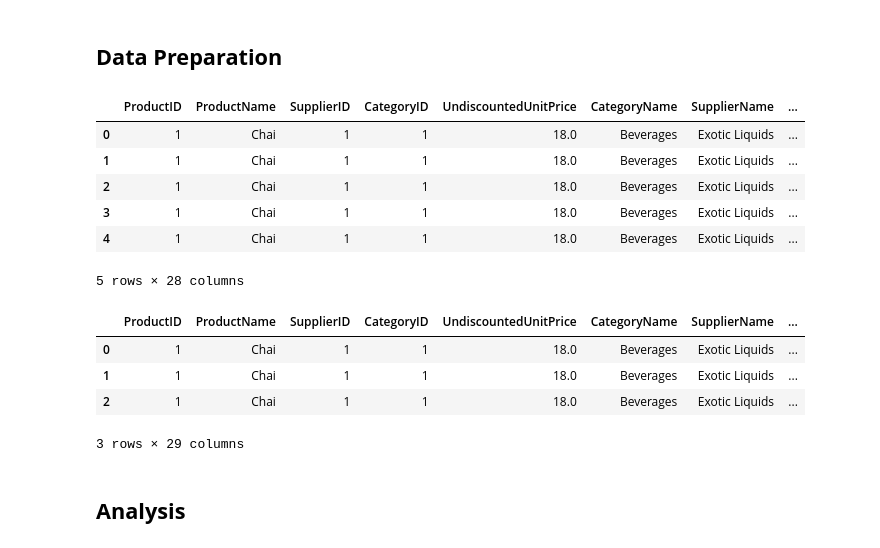
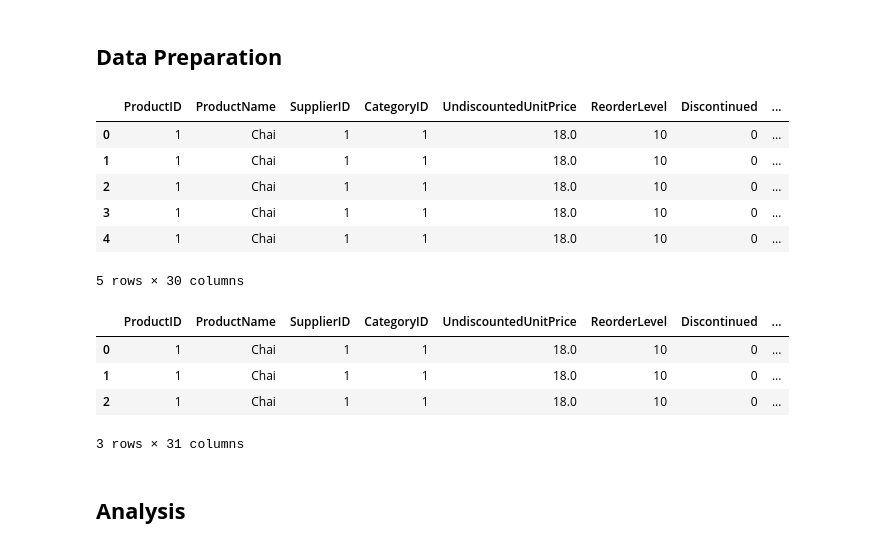
Before and after one commit to Waleed18574/Python-Project-Analyzing-Northwind-Data, a Jupyter notebook: notebook/Suppliers-Analysis.ipynb, the cells around one changed output. Saved outputs shown, nothing was run; the diff lists cells and outputs as text; code cells hidden in the pictures.

```diff
--- a/notebook/Suppliers-Analysis.ipynb
+++ b/notebook/Suppliers-Analysis.ipynb
@@ -9,7 +9,7 @@ import seaborn as sns
 import folium as fm
 plt.style.use('ggplot')
 # %%
-products_cols = ["ProductID","ProductName","SupplierID","CategoryID","UndiscountedUnitPrice",]
+products_cols = ["ProductID","ProductName","SupplierID","CategoryID","UndiscountedUnitPrice","UnitsInStock","UnitsOnOrder","ReorderLevel","Discontinued"]
 suppliers_cols = ["SupplierID","SupplierName","ContactName","ContactTitle","City","Region","Country"]
 orders_cols = ["OrderID","OrderDate","RequiredDate","ShippedDate","ShipVia","Freight","ShipName","ShipCity","ShipRegion","ShipPostalCode","ShipCountry"]
 categories_cols = ["CategoryID","CategoryName"]
@@ -92,33 +85,37 @@ orders['ShippingTime'] = (orders['ShippedDate'] - orders['OrderDate']).dt.days
 
 orders.rename(columns={"ShipVia":"ShipperID"}, inplace=True)
 # %%
+products_required_cols = [col for col in products.columns if col not in ["UnitsInStock","UnitsOnOrder"]]
+
 suppliers_analysis = (
-    products.merge(categories, on="CategoryID")
+    products[products_required_cols].merge(categories, on="CategoryID")
     .merge(suppliers, on="SupplierID")
     .merge(order_details, on="ProductID")
     .merge(orders, on="OrderID")
     .merge(shippers, on="ShipperID")
 )
 
 suppliers_analysis.head()
 # %% [output]
-|  | ProductID | ProductName | SupplierID | CategoryID | UndiscountedUnitPrice | CategoryName | SupplierName | ... |
-| 0 | 1 | Chai | 1 | 1 | 18.0 | Beverages | Exotic Liquids | ... |
-| 1 | 1 | Chai | 1 | 1 | 18.0 | Beverages | Exotic Liquids | ... |
-| 2 | 1 | Chai | 1 | 1 | 18.0 | Beverages | Exotic Liquids | ... |
-| 3 | 1 | Chai | 1 | 1 | 18.0 | Beverages | Exotic Liquids | ... |
-| 4 | 1 | Chai | 1 | 1 | 18.0 | Beverages | Exotic Liquids | ... |
+|  | ProductID | ProductName | SupplierID | CategoryID | UndiscountedUnitPrice | ReorderLevel | Discontinued | ... |
+| 0 | 1 | Chai | 1 | 1 | 18.0 | 10 | 0 | ... |
+| 1 | 1 | Chai | 1 | 1 | 18.0 | 10 | 0 | ... |
+| 2 | 1 | Chai | 1 | 1 | 18.0 | 10 | 0 | ... |
+| 3 | 1 | Chai | 1 | 1 | 18.0 | 10 | 0 | ... |
+| 4 | 1 | Chai | 1 | 1 | 18.0 | 10 | 0 | ... |
-5 rows × 28 columns
+5 rows × 30 columns
 # %%
 suppliers_analysis["Revenue"] = suppliers_analysis["DiscountedUnitPrice"]*suppliers_analysis["Quantity"]
 
+suppliers_analysis = suppliers_analysis.loc[suppliers_analysis["Discontinued"]==0]
+
 suppliers_analysis.head(3)
 # %% [output]
-|  | ProductID | ProductName | SupplierID | CategoryID | UndiscountedUnitPrice | CategoryName | SupplierName | ... |
-| 0 | 1 | Chai | 1 | 1 | 18.0 | Beverages | Exotic Liquids | ... |
-| 1 | 1 | Chai | 1 | 1 | 18.0 | Beverages | Exotic Liquids | ... |
-| 2 | 1 | Chai | 1 | 1 | 18.0 | Beverages | Exotic Liquids | ... |
+|  | ProductID | ProductName | SupplierID | CategoryID | UndiscountedUnitPrice | ReorderLevel | Discontinued | ... |
+| 0 | 1 | Chai | 1 | 1 | 18.0 | 10 | 0 | ... |
+| 1 | 1 | Chai | 1 | 1 | 18.0 | 10 | 0 | ... |
+| 2 | 1 | Chai | 1 | 1 | 18.0 | 10 | 0 | ... |
-3 rows × 29 columns
+3 rows × 31 columns
 # %%
 suppliers_analysis.to_csv("suppliers_analysis.csv", index=False)
 # %% [markdown]
```
Also changed, not shown: parts of 20 cells of this notebook, 1 other file.
